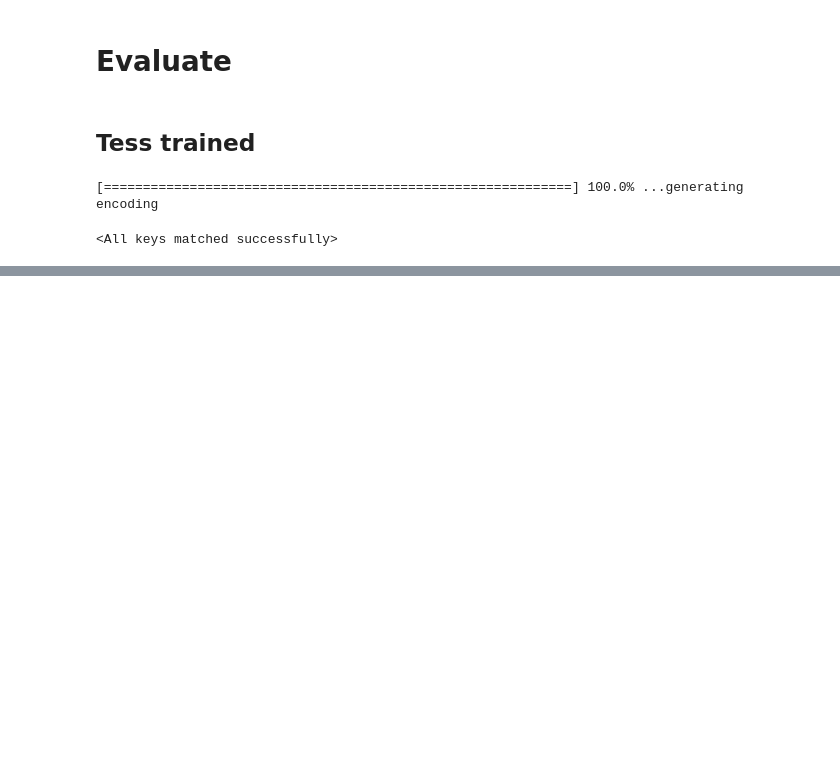
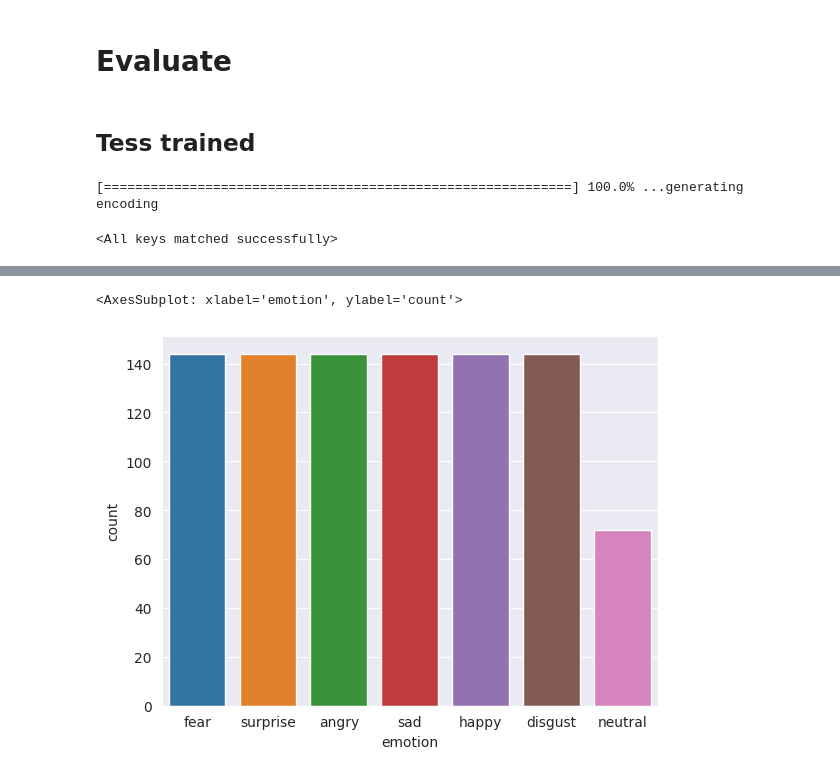
Before and after one commit to BlackFox1197/masterarbeit_programming, a Jupyter notebook: notebooks/eval_notebooks/eval_wav2Vec_nets.ipynb, the cells around one changed output, grey strips where cells are left out. Drawn from its saved outputs; the diff is of its cells as text; code cells hidden in the pictures; blank space fills up the shorter version.

```diff
--- a/notebooks/eval_notebooks/eval_wav2Vec_nets.ipynb
+++ b/notebooks/eval_notebooks/eval_wav2Vec_nets.ipynb
@@ -147,0 +176,5 @@ sns.countplot(x ="test", data= df1)
+# %%
+sns.countplot(x=tess.labelcolumn, data=cafe.dataFrame)
+# %% [output]
+<AxesSubplot: xlabel='emotion', ylabel='count'>
+[figure, added]
```
Also changed, not shown: parts of 11 cells of this notebook, 1 other file.
